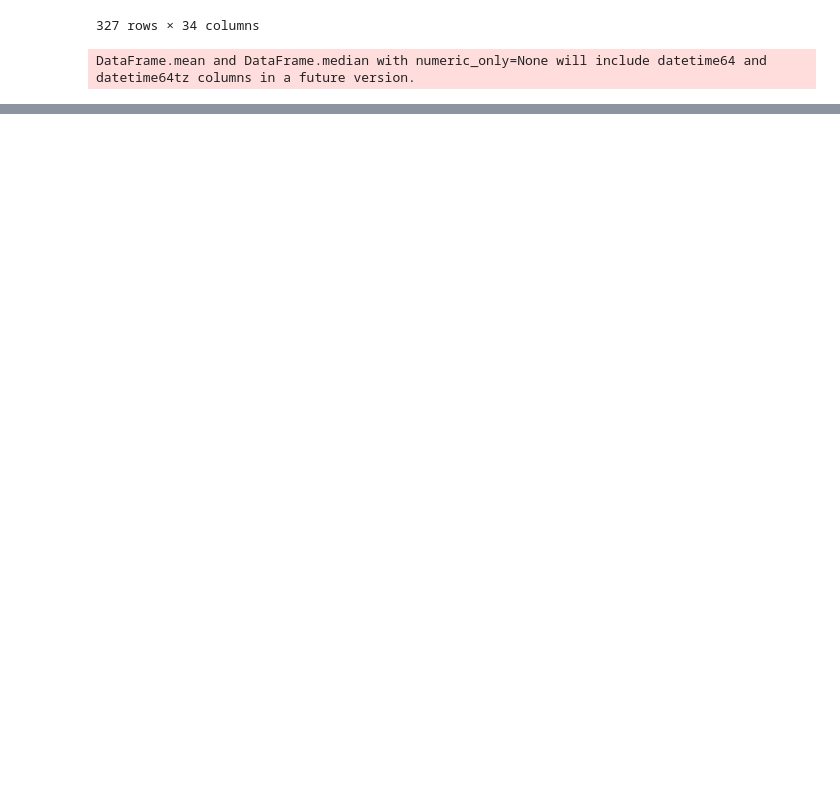
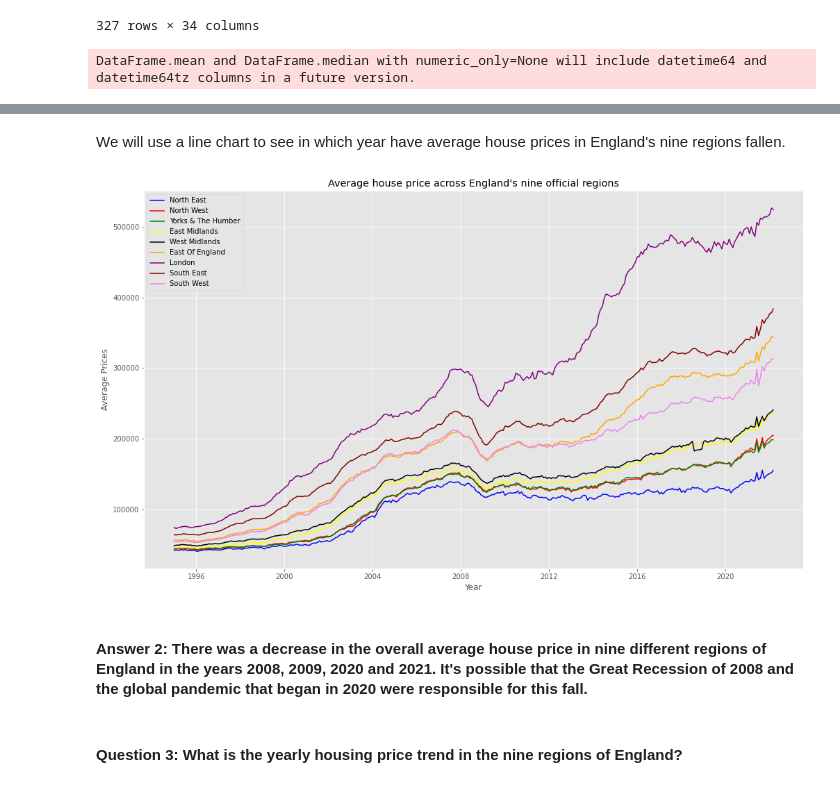
Before and after one commit to Ishwari-10/SDPA, a Jupyter notebook: Part 2/Re-sit part 2.ipynb, the cells around one changed output, grey strips where cells are left out. Saved outputs shown, nothing was run; the diff lists cells and outputs as text; code cells hidden in the pictures; blank space fills up the shorter version.

Commit message:
Added question 2 to the analysis

```diff
--- a/Part 2/Re-sit part 2.ipynb
+++ b/Part 2/Re-sit part 2.ipynb
@@ -336,0 +347,4 @@ plt.show()
+# %%
+#We created a separate dataframe for England's nine regions.
+regions = df_new.drop(df_new.columns[[1,2,3,4,5,6,7,8,9,10,11,12,13,14,15,16,17,18,19,20,21,22,23,24,25,26,27,28,29,30,31,32,33,34,35,45]], axis=1)
+regions
@@ -336,0 +365,25 @@ plt.show()
+# %% [markdown]
+We will use a line chart to see in which year have average house prices in England's nine regions fallen.
+# %%
+#Plotting a line chart to visualise average house prices across England's nine regions year wise
+fig, ax = plt.subplots(figsize=(17, 10))
+ax.plot(regions['Date'], regions['NORTH EAST'], color='blue', label='North East')
+ax.plot(regions['Date'], regions['NORTH WEST'], color='red', label='North West')
+ax.plot(regions['Date'], regions['YORKS & THE HUMBER'], color='green', label='Yorks & The Humber')
+ax.plot(regions['Date'], regions['EAST MIDLANDS'], color='yellow', label='East Midlands')
+ax.plot(regions['Date'], regions['WEST MIDLANDS'], color='Black', label='West Midlands')
+ax.plot(regions['Date'], regions['EAST OF ENGLAND'], color='Orange', label='East Of England')
+ax.plot(regions['Date'], regions['LONDON'], color='Purple', label='London')
+ax.plot(regions['Date'], regions['SOUTH EAST'], color='Maroon', label='South East')
+ax.plot(regions['Date'], regions['SOUTH WEST'], color='Violet', label='South West')
+plt.legend()
+plt.title("Average house price across England's nine official regions")
+plt.xlabel('Year')
+plt.ylabel('Average Prices')
+plt.show()
+# %% [output]
+[figure, added]
+# %% [markdown]
+#### Answer 2: There was a decrease in the overall average house price in nine different regions of England in the years 2008, 2009, 2020 and 2021. It's possible that the Great Recession of 2008 and the global pandemic that began in 2020 were responsible for this fall.
+# %% [markdown]
+#### Question 3: What is the yearly housing price trend in the nine regions of England?
```
Also changed, not shown: parts of 9 cells of this notebook.
